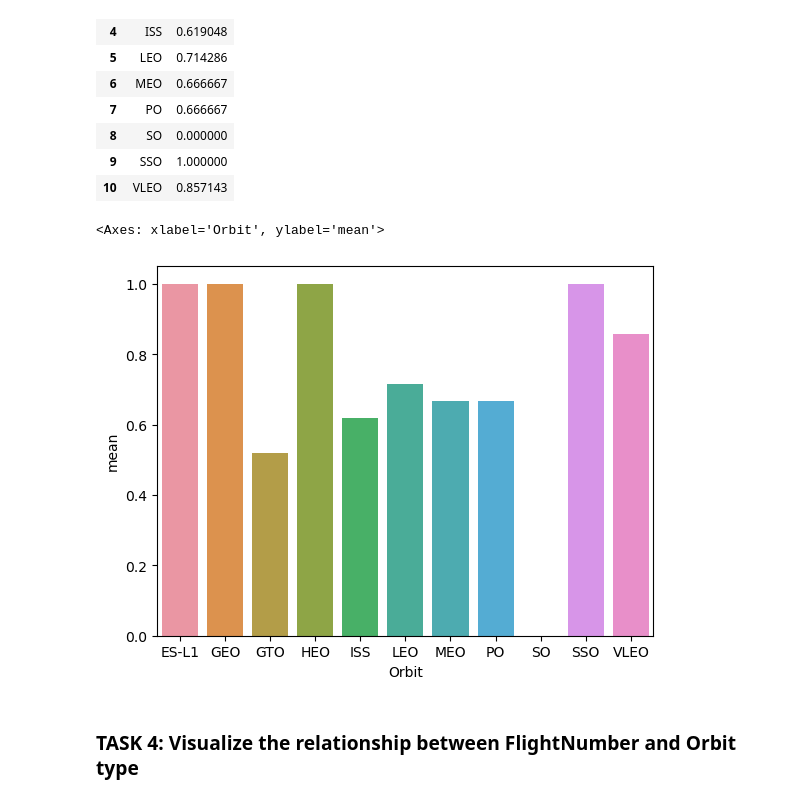
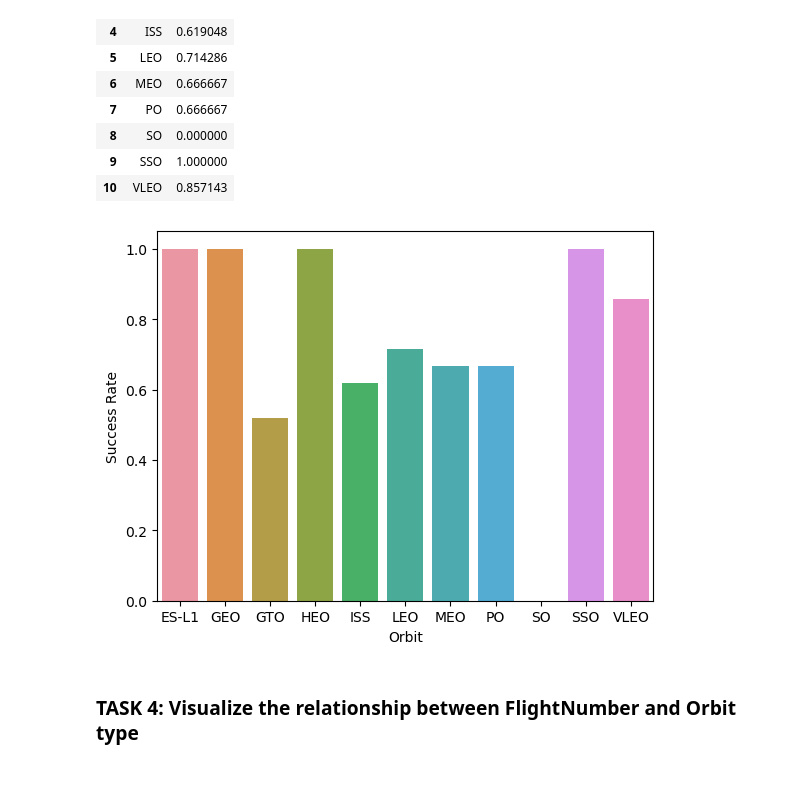
Before and after one commit to Immortal-Pi/IBMdatascience, a Jupyter notebook: CapstoneProject/VizCapstone.ipynb, the cells around one changed output. Drawn from its saved outputs; the diff is of its cells as text; code cells hidden in the pictures.

```diff
--- a/CapstoneProject/VizCapstone.ipynb
+++ b/CapstoneProject/VizCapstone.ipynb
@@ -72,9 +72,10 @@ data2
 | 10 | VLEO | 0.857143 |
 # %%
 sns.barplot(x='Orbit',y='mean',data=data2)
+plt.ylabel('Success Rate')
+plt.show()
 # %% [output]
-<Axes: xlabel='Orbit', ylabel='mean'>
-[figure, old version]
+[figure, new version]
 # %% [markdown]
 ### TASK  4: Visualize the relationship between FlightNumber and Orbit type
 # %%
```
Also changed, not shown: parts of 3 cells of this notebook, 3 other files.
